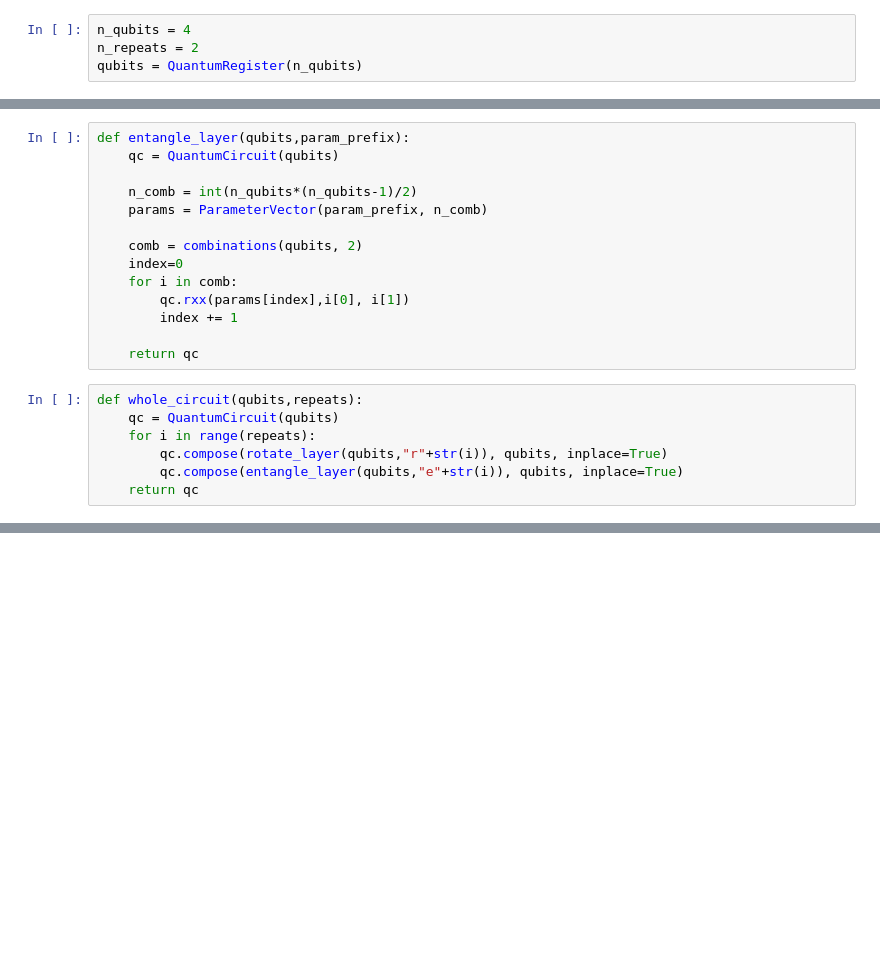
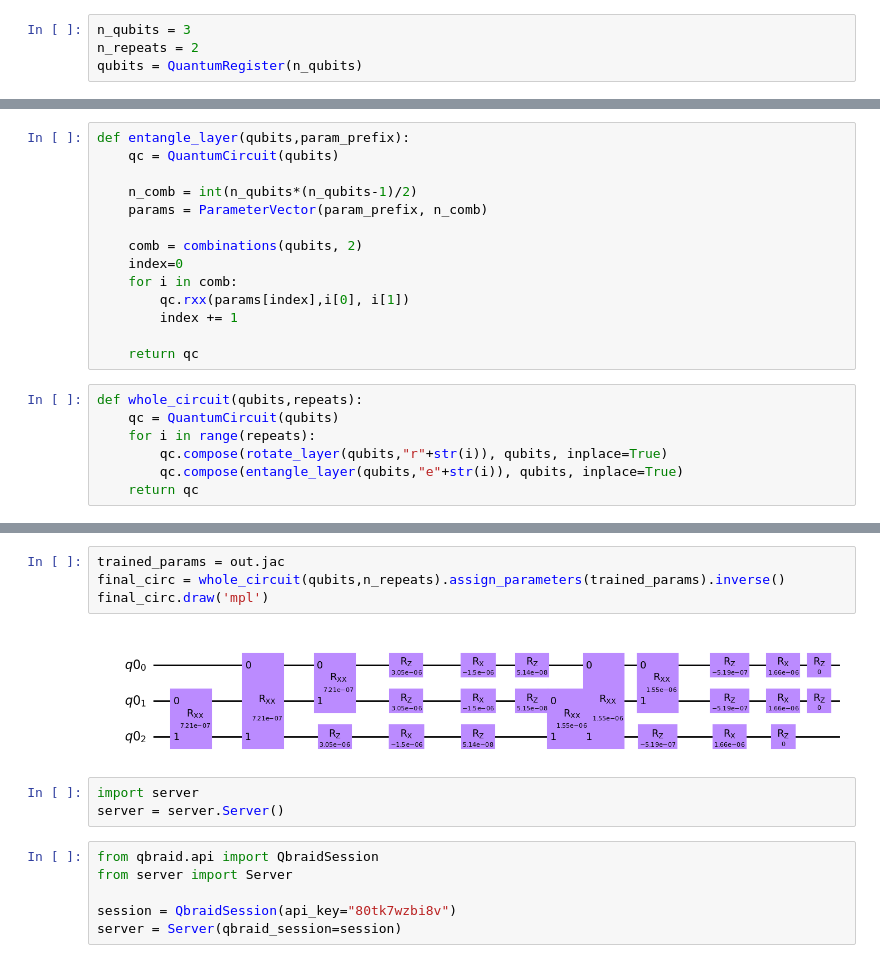
Before and after one commit to Louisanity/2024_IonQ_Remote, a Jupyter notebook: PQCcirc.ipynb, the cells around one changed output, grey strips where cells are left out. Saved outputs shown, nothing was run; the diff lists cells and outputs as text; blank space fills up the shorter version.

```diff
--- a/PQCcirc.ipynb
+++ b/PQCcirc.ipynb
@@ -11,7 +11,7 @@ from qiskit.quantum_info import Operator
 from qiskit.circuit import Parameter,ParameterVector
 from qiskit.utils import algorithm_globals
 # %%
-n_qubits = 4
+n_qubits = 3
 n_repeats = 2
 qubits = QuantumRegister(n_qubits)
 # %%
@@ -52,0 +127,15 @@ circ.decompose().draw('mpl')
+# %%
+trained_params = out.jac
+final_circ = whole_circuit(qubits,n_repeats).assign_parameters(trained_params).inverse()
+final_circ.draw('mpl')
+# %% [output]
+[figure, added]
+# %%
+import server
+server = server.Server()
+# %%
+from qbraid.api import QbraidSession
+from server import Server
+
+session = QbraidSession(api_key="80tk7wzbi8v")
+server = Server(qbraid_session=session)
```
Also changed, not shown: parts of 8 cells of this notebook.
